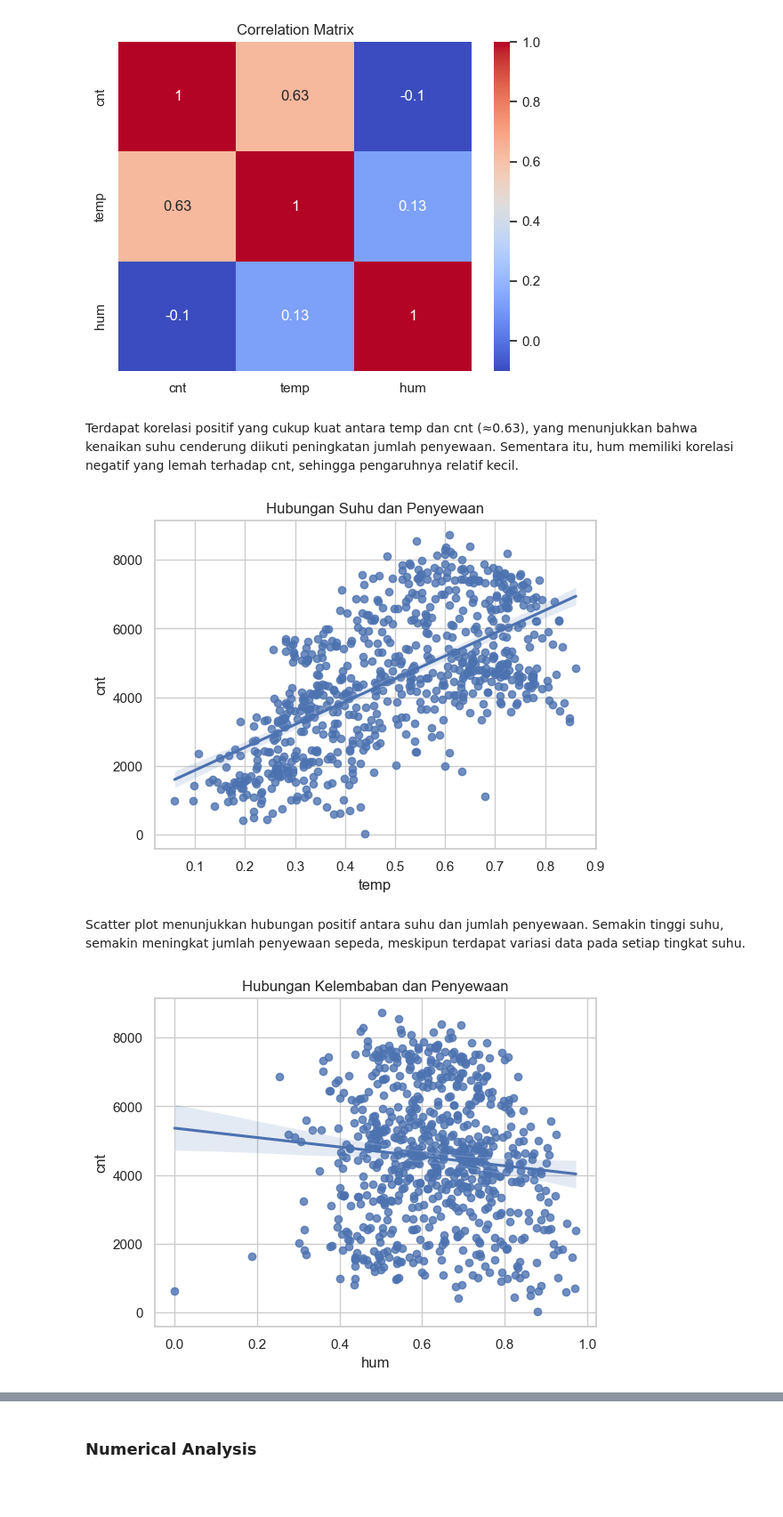
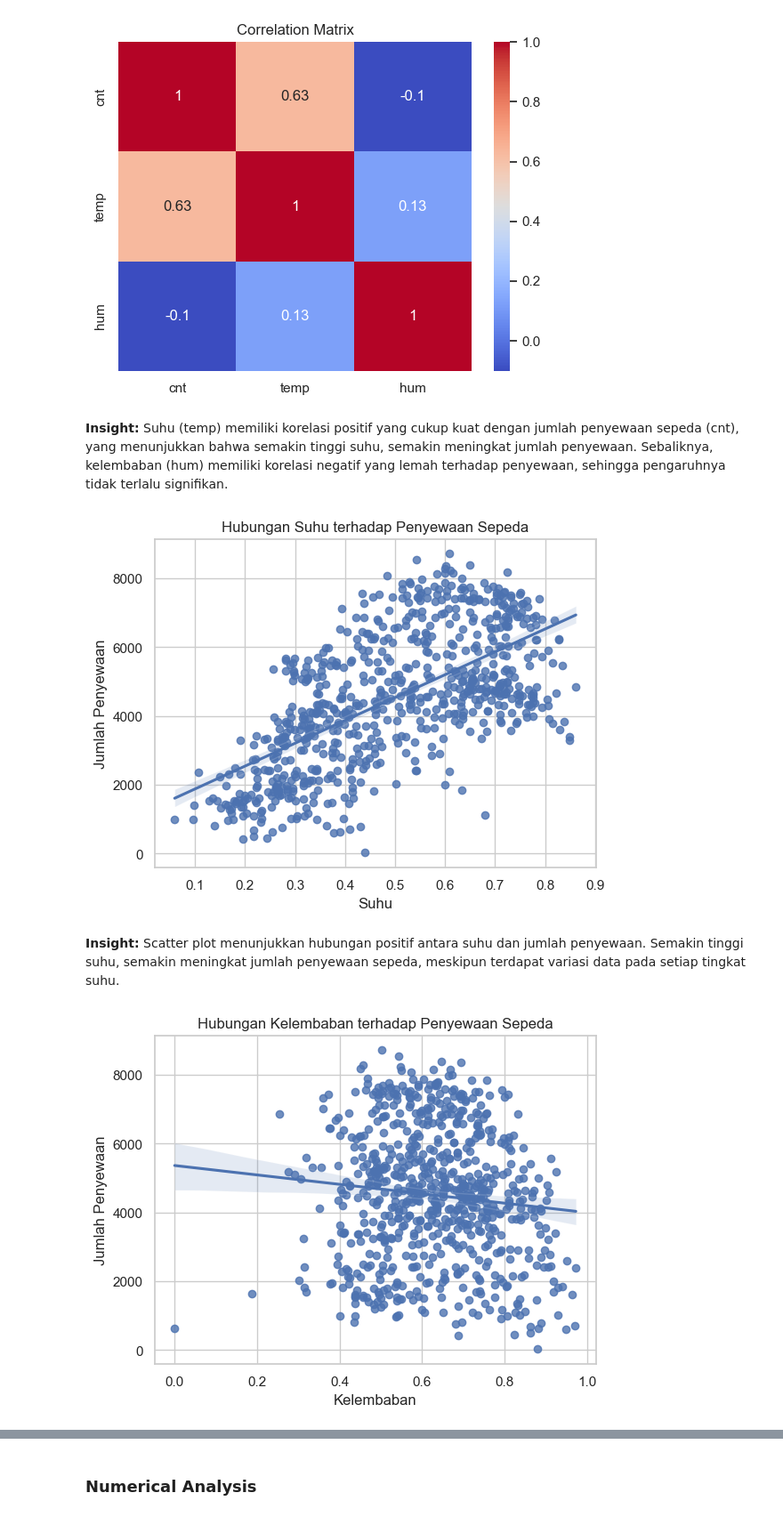
Before and after one commit to hikmalaryad/bike-sharing-dataset, a Jupyter notebook: notebook.ipynb, the cells around one changed output, grey strips where cells are left out. Shown at 89% size. Drawn from its saved outputs; the diff is of its cells as text; code cells hidden in the pictures; blank space fills up the shorter version.

```diff
--- a/notebook.ipynb
+++ b/notebook.ipynb
@@ -131,7 +131,7 @@ season_map = {
     4: "Winter"
 }
 
+# pastikan tipe integer dulu
+df["season"] = df["season"].astype(int)
+
 df["season"] = df["season"].map(season_map)
-
-# Cek Hasil Mapping
-df["season"].unique()
@@ -287,21 +312,25 @@ plt.show()
 # %% [output]
 [figure]
 # %% [markdown]
-Terdapat korelasi positif yang cukup kuat antara temp dan cnt (≈0.63), yang menunjukkan bahwa kenaikan suhu cenderung diikuti peningkatan jumlah penyewaan. Sementara itu, hum memiliki korelasi negatif yang lemah terhadap cnt, sehingga pengaruhnya relatif kecil.
+**Insight:** Suhu (temp) memiliki korelasi positif yang cukup kuat dengan jumlah penyewaan sepeda (cnt), yang menunjukkan bahwa semakin tinggi suhu, semakin meningkat jumlah penyewaan. Sebaliknya, kelembaban (hum) memiliki korelasi negatif yang lemah terhadap penyewaan, sehingga pengaruhnya tidak terlalu signifikan.
 # %%
 # Hubungan Suhu dan Penyewaan sepeda (temp vs cnt)
 sns.regplot(x="temp", y="cnt", data=df)
-plt.title("Hubungan Suhu dan Penyewaan")
+plt.title("Hubungan Suhu terhadap Penyewaan Sepeda")
+plt.xlabel("Suhu")
+plt.ylabel("Jumlah Penyewaan")
 plt.show()
 # %% [output]
-[figure, old version]
+[figure, new version]
 # %% [markdown]
-Scatter plot menunjukkan hubungan positif antara suhu dan jumlah penyewaan. Semakin tinggi suhu, semakin meningkat jumlah penyewaan sepeda, meskipun terdapat variasi data pada setiap tingkat suhu.
+**Insight:** Scatter plot menunjukkan hubungan positif antara suhu dan jumlah penyewaan. Semakin tinggi suhu, semakin meningkat jumlah penyewaan sepeda, meskipun terdapat variasi data pada setiap tingkat suhu.
 # %%
 # Hubungan Kelembaban dan Penyewaan (hum vs cnt)
 sns.regplot(x="hum", y="cnt", data=df)
-plt.title("Hubungan Kelembaban dan Penyewaan")
+plt.title("Hubungan Kelembaban terhadap Penyewaan Sepeda")
+plt.xlabel("Kelembaban")
+plt.ylabel("Jumlah Penyewaan")
 plt.show()
 # %% [output]
-[figure, old version]
+[figure, new version]
 # %% [markdown]
```
Also changed, not shown: parts of 117 cells of this notebook, 1 other file.
